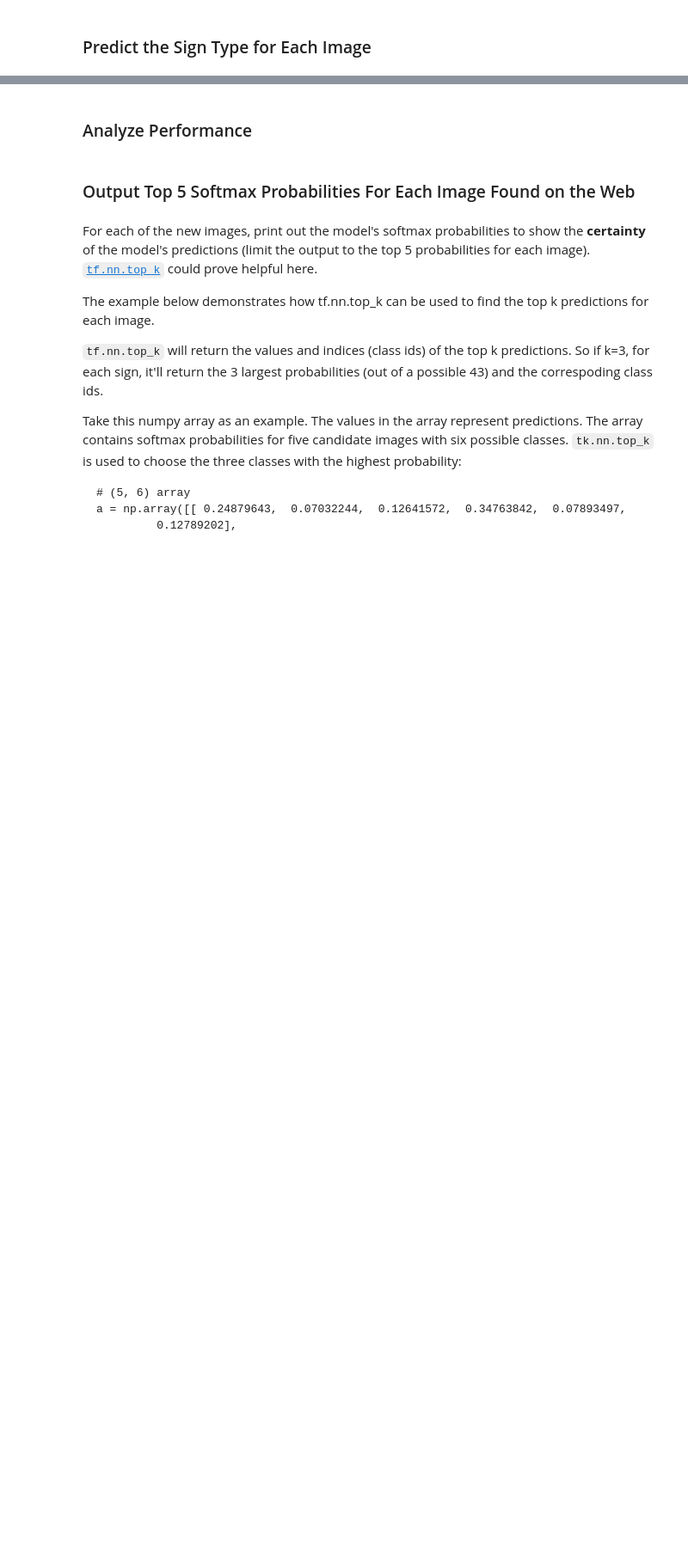
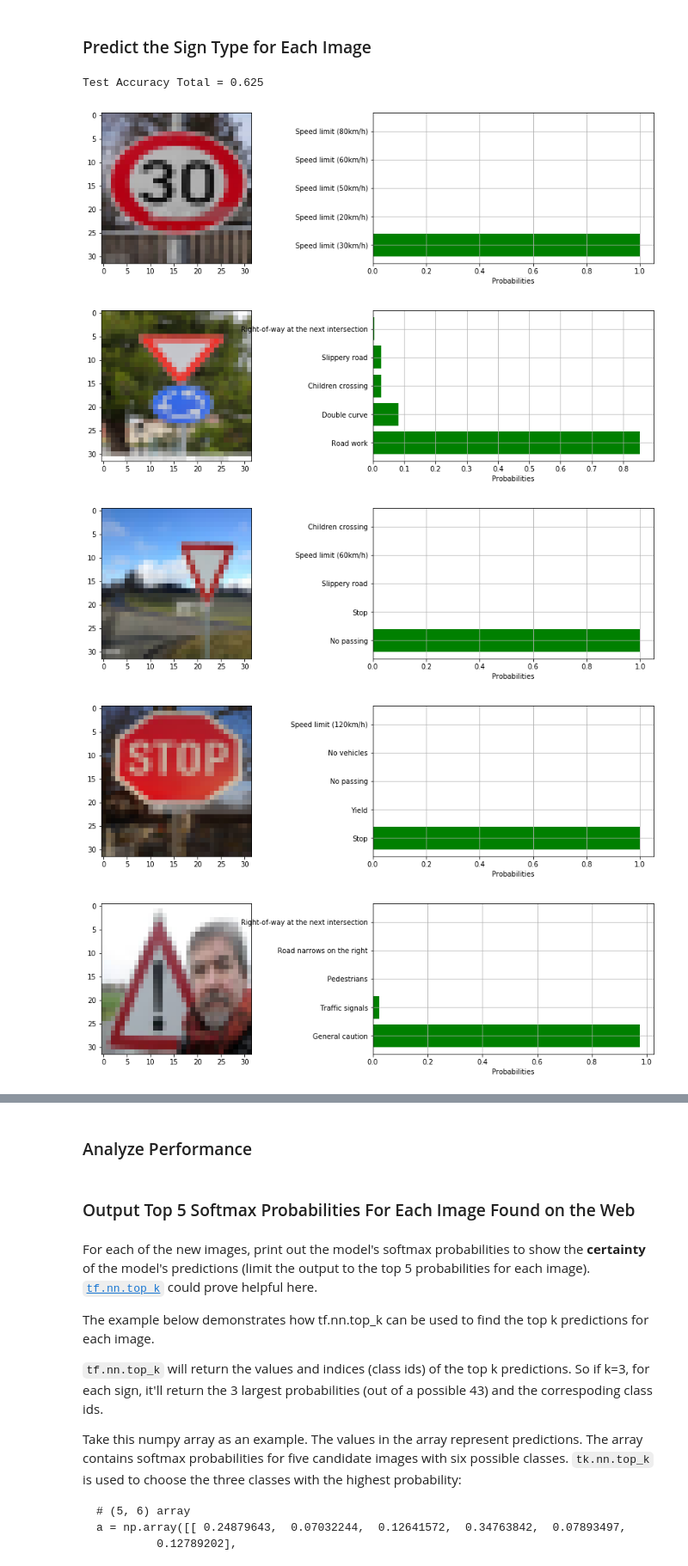
Before and after one commit to rudi77/sdc, a Jupyter notebook: project2/Traffic_Sign_Classifier.ipynb, the cells around one changed output, grey strips where cells are left out. Shown: that part at 86% size. Cells and saved outputs as stored; diff of their text form; code cells hidden in the pictures; blank space fills up the shorter version.

Commit message:
Added top 5 probabilities plot for test images

```diff
--- a/project2/Traffic_Sign_Classifier.ipynb
+++ b/project2/Traffic_Sign_Classifier.ipynb
@@ -378,20 +378,10 @@ sets imply underfitting. A high accuracy on the training set but low accuracy on
 rate = 0.001
 
 # Create net
-logits = MultiScaleConvnet(x)
-#logits = LeNet(x)
+#logits = MultiScaleConvnet(x)
+logits = LeNet(x)
 
 with tf.name_scope('cross_entropy'):
-    # The raw formulation of cross-entropy,
-    #
-    # tf.reduce_mean(-tf.reduce_sum(y_ * tf.log(tf.softmax(y)),
-    #                               reduction_indices=[1]))
-    #
-    # can be numerically unstable.
-    #
-    # So here we use tf.nn.softmax_cross_entropy_with_logits on the
-    # raw outputs of the nn_layer above, and then average across
-    # the batch.
     cross_entropy = tf.nn.softmax_cross_entropy_with_logits(logits, one_hot_y)
 
     with tf.name_scope('total'):
@@ -409,11 +399,11 @@ with tf.name_scope("accuracy"):
 
     tf.summary.scalar("accuracy", accuracy_operation)
 
-#savername = "lenet.ckpt"
-#restorepath = "./LeNetParameters/lenet"
+savername = "lenet.ckpt"
+restorepath = "./LeNetParameters/lenet"
 
-savername = "multiscalenet.ckpt"
-restorepath = "./MultiscaleNetParameters/multiscalenet"
+#savername = "multiscalenet.ckpt"
+#restorepath = "./MultiscaleNetParameters/multiscalenet"
 
 saver = tf.train.Saver()
 
@@ -434,7 +424,7 @@ def evaluate(X_data, y_data, batch_size):
 # Shuffle trainings data
 from sklearn.utils import shuffle
 
-EPOCHS = 150
+EPOCHS = 50
 BATCH_SIZE = 512
 NUM_THREADS = 4
 
@@ -471,5 +461,5 @@ with tf.Session(config=tf.ConfigProto(intra_op_parallelism_threads=NUM_THREADS))
         #if (i+1) % 50 == 0:
         #    saver.save(sess, restorepath, global_step=i+1, latest_filename=savername)
         #    print("Model saved")
-    #saver.save(sess, restorepath, latest_filename=savername)
-    #print("Model saved")
+    saver.save(sess, restorepath, latest_filename=savername)
+    print("Model saved")
@@ -530,19 +504,30 @@ dplt.showimages(images, y_test, counts=len(y_test), rows=2, cols=4, isRandom=Fal
 # %%
 ### Run the predictions here and use the model to output the prediction for each image.
 ### Make sure to pre-process the images with the same pre-processing pipeline used earlier.
 ### Feel free to use as many code cells as needed.
 #savername = "multiscalenet.ckpt"
 #restorepath = "./MultiscaleNetParameters"
 
 savername = "lenet.ckpt"
 restorepath = "./LeNetParameters"
 
 with tf.Session() as sess:
     restore_session(restorepath, savername)
-    #batch_size = len(y_test)
-    #print(batch_size)
-    test_accuracy = evaluate(X_test_normalized, y_test, batch_size )
 
-    #accuracy = sess.run(cross_entropy, feed_dict={x: X_test_normalized})
-    #test_accuracy = evaluate(X_v, y_v, batch_size )
-    print("Test Accuracy = {:.3f}".format(test_accuracy))
+    batch_size = len(y_test)
+    test_accuracy_total = evaluate(X_test_normalized, y_test, batch_size )
+    print("Test Accuracy Total = {:.3f}".format(test_accuracy_total))
+
+    # iterate over each image and evaluate it
+    traffic_sign_propbabilities = tf.nn.softmax(logits, name=None)
+    top_5 = sess.run(tf.nn.top_k(traffic_sign_propbabilities, k=5), feed_dict={x: X_test_normalized, y : y_test})
+    values = top_5[0]
+    indices = top_5[1]
+    dplt.show_top5(X_test, values, indices)
+# %% [output]
+Test Accuracy Total = 0.625
+[figure, added]
+[figure, added]
+[figure, added]
+[figure, added]
+[figure, added]
```
Also changed, not shown: parts of 4 cells of this notebook, 1 other file.
